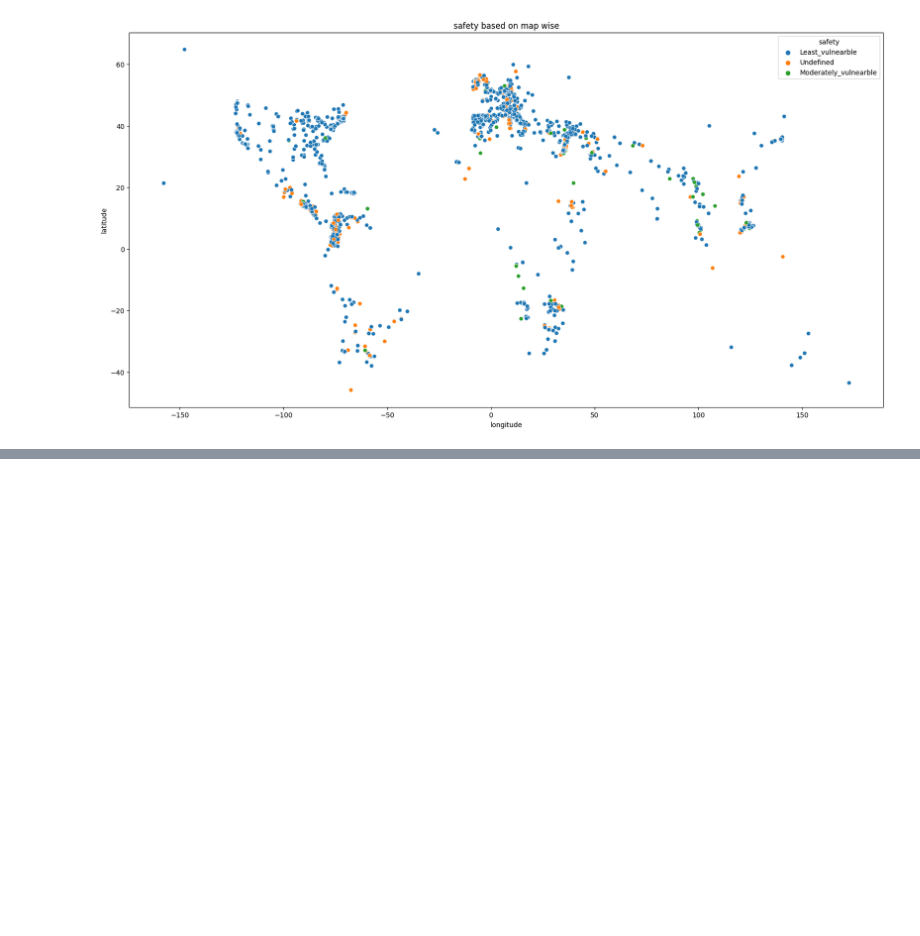
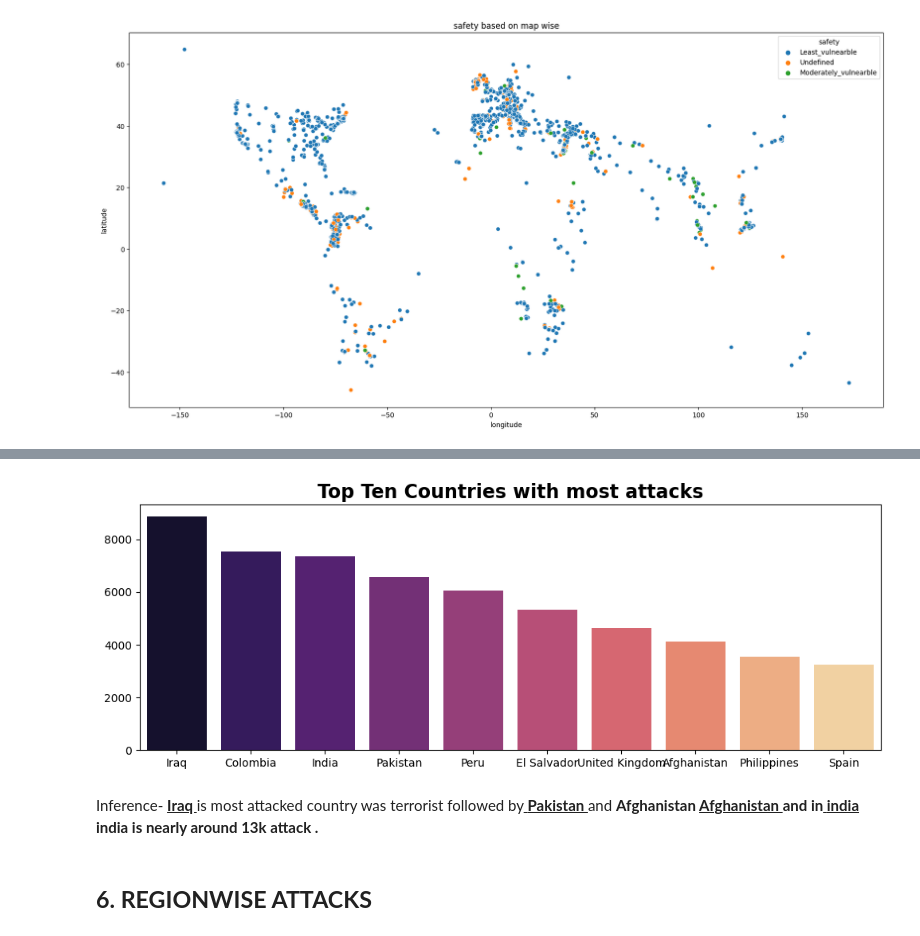
Before and after one commit to Mohit03singh/Global-Terrorism-Database-Analysis-EDA, a Jupyter notebook: GLOBAL_TERRIORST_PROJECT.ipynb, the cells around one changed output, grey strips where cells are left out. Cells and saved outputs as stored; diff of their text form; code cells hidden in the pictures; blank space fills up the shorter version.

```diff
--- a/GLOBAL_TERRIORST_PROJECT.ipynb
+++ b/GLOBAL_TERRIORST_PROJECT.ipynb
@@ -374,0 +391,15 @@ plt.show()
+# %%
+# creating new Data Frame of 10 most affected countries in term of Attacks
+
+most_attacked_countries = df_most_selected['Country'].value_counts()
+ten_most_affected_countries = most_attacked_countries.sort_values(ascending=False).head(10)
+# %%
+plt.figure(figsize=(12,4),dpi=100)
+sns.barplot(x=ten_most_affected_countries.index,y=ten_most_affected_countries.values,palette='magma')
+plt.title('Top Ten Countries with most attacks', fontweight='bold',fontsize=17);
+# %% [output]
+[figure, added]
+# %% [markdown]
+Inference- <u> <b> Iraq </u> is most attacked country was terrorist followed by<u> <b>  Pakistan </u> and <b> Afghanistan <u> <b> Afghanistan </u> and in<u> <b> india </u> india is nearly around  13k attack .
+# %% [markdown]
+## **6. REGIONWISE ATTACKS**
```
Also changed, not shown: parts of 24 cells of this notebook.
